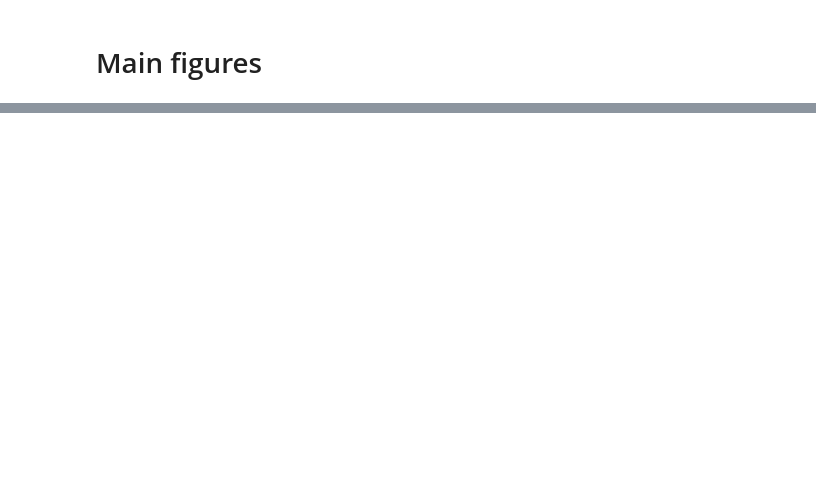
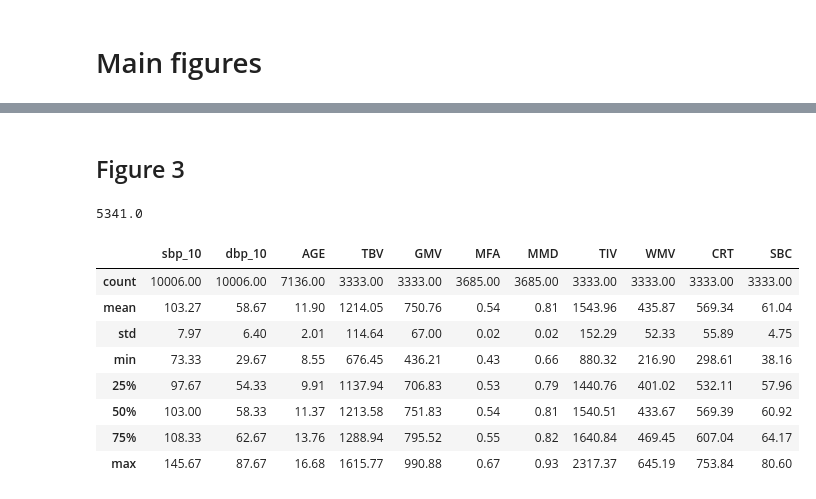
Before and after one commit to SereDef/arterial-health-brain, a Jupyter notebook: 4-Figures.ipynb, the cells around one changed output, grey strips where cells are left out. Saved outputs shown, nothing was run; the diff lists cells and outputs as text; code cells hidden in the pictures; blank space fills up the shorter version.

```diff
--- a/4-Figures.ipynb
+++ b/4-Figures.ipynb
@@ -504 +494,18 @@ f.savefig('f2.png', bbox_inches="tight", dpi=400)
+# %% [markdown]
+## Figure 3
+# %%
+d = pd.read_csv(respath+'Data_long_base9.csv')
+print(d.shape[0]/2)
+d[['sbp_10','dbp_10','AGE','TBV','GMV','MFA','MMD','TIV','WMV','CRT','SBC']].describe().round(2)
+# %% [output]
+5341.0
+|  | sbp_10 | dbp_10 | AGE | TBV | GMV | MFA | MMD | TIV | WMV | CRT | SBC |
+| count | 10006.00 | 10006.00 | 7136.00 | 3333.00 | 3333.00 | 3685.00 | 3685.00 | 3333.00 | 3333.00 | 3333.00 | 3333.00 |
+| mean | 103.27 | 58.67 | 11.90 | 1214.05 | 750.76 | 0.54 | 0.81 | 1543.96 | 435.87 | 569.34 | 61.04 |
+| std | 7.97 | 6.40 | 2.01 | 114.64 | 67.00 | 0.02 | 0.02 | 152.29 | 52.33 | 55.89 | 4.75 |
+| min | 73.33 | 29.67 | 8.55 | 676.45 | 436.21 | 0.43 | 0.66 | 880.32 | 216.90 | 298.61 | 38.16 |
+| 25% | 97.67 | 54.33 | 9.91 | 1137.94 | 706.83 | 0.53 | 0.79 | 1440.76 | 401.02 | 532.11 | 57.96 |
+| 50% | 103.00 | 58.33 | 11.37 | 1213.58 | 751.83 | 0.54 | 0.81 | 1540.51 | 433.67 | 569.39 | 60.92 |
+| 75% | 108.33 | 62.67 | 13.76 | 1288.94 | 795.52 | 0.55 | 0.82 | 1640.84 | 469.45 | 607.04 | 64.17 |
+| max | 145.67 | 87.67 | 16.68 | 1615.77 | 990.88 | 0.67 | 0.93 | 2317.37 | 645.19 | 753.84 | 80.60 |
 # %%
```
Also changed, not shown: parts of 77 cells of this notebook, 8 other files.
